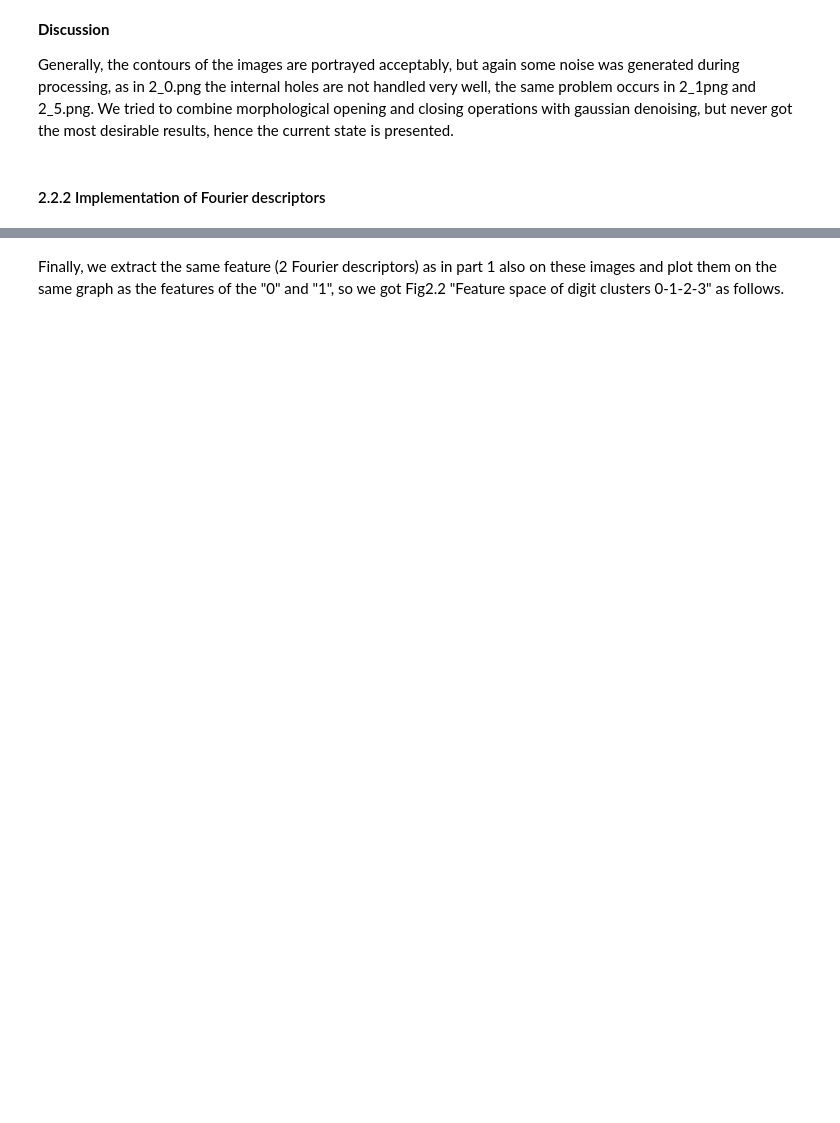
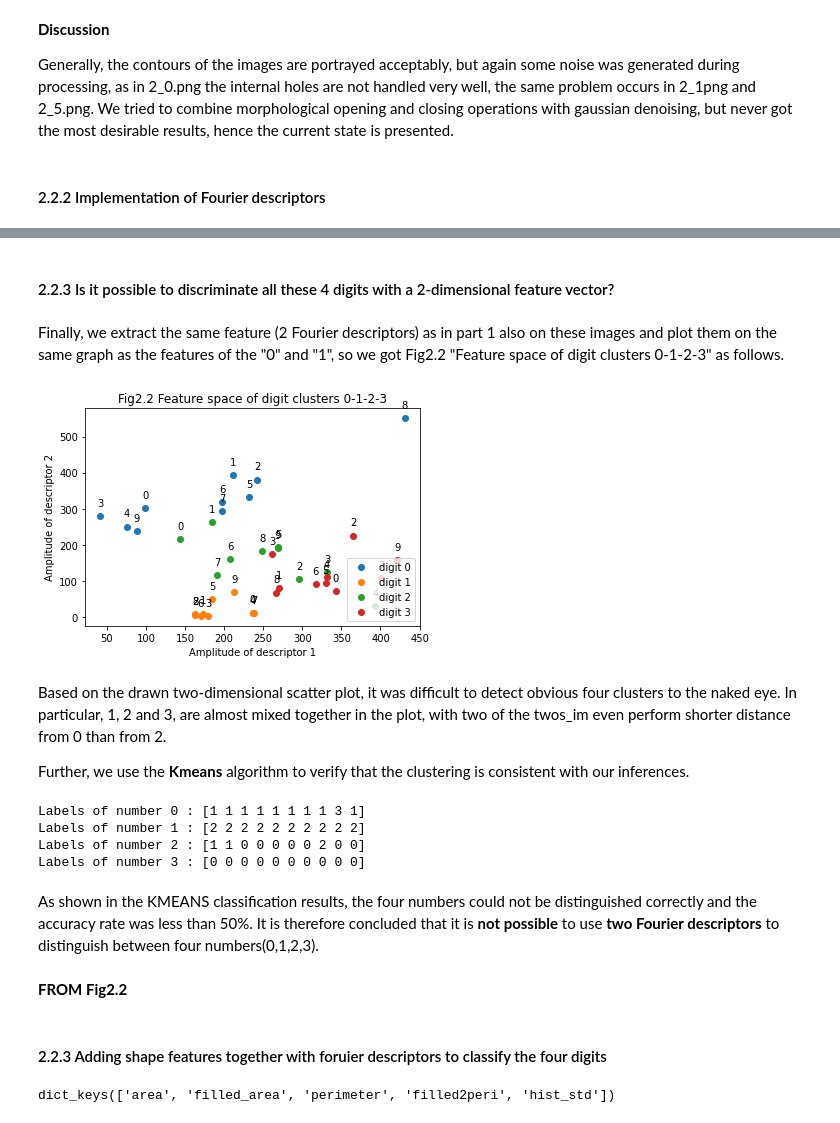
Before and after one commit to LTS5/iapr, a Jupyter notebook: labs/lab_02_object_description.ipynb, the cells around one changed output, grey strips where cells are left out. Saved outputs shown, nothing was run; the diff lists cells and outputs as text; code cells hidden in the pictures; blank space fills up the shorter version.

```diff
--- a/labs/lab_02_object_description.ipynb
+++ b/labs/lab_02_object_description.ipynb
@@ -1082,2 +1212,43 @@ plot_features(twos_features, threes_features, annote=True, title='Fig2.1 Feature
+# %% [markdown]
+#### 2.2.3 Is it possible to discriminate all these 4 digits with a 2-dimensional feature vector?
 # %% [markdown]
  Finally, we extract the same feature (2 Fourier descriptors) as in part 1 also on these images and plot them on the same graph as the features of the "0" and "1", so we got Fig2.2  "Feature space of digit clusters 0-1-2-3" as follows.
+# %%
+plot_features_p2(zeros_features, ones_features, annote=True, p1='p1',plt_ax=None)
+
+plot_features_p2(twos_features, threes_features, annote=True, title='Fig2.2 Feature space of digit clusters 0-1-2-3',plt_ax=None)
+# %% [output]
+[figure, added]
+# %% [markdown]
+Based on the drawn two-dimensional scatter plot, it was difficult to detect obvious four clusters to the naked eye. In particular, 1, 2 and 3, are almost mixed together in the plot, with two of the twos_im even perform shorter distance from 0 than from 2.
+
+Further, we use the **Kmeans** algorithm to verify that the clustering is consistent with our inferences.
+# %%
+# Kmeans
+ft1=np.vstack((zeros_features[:,:2],ones_features[:,:2]))
+ft2=np.vstack((twos_features[:,:2],threes_features[:,:2]))
+ft = np.vstack((ft1,ft2))
+features = ft
+kmeans = KMeans(n_clusters=4, random_state=0).fit(ft)
+for index, labels in enumerate(np.split(kmeans.labels_,4)):
+    print('Labels of number', index, ':', labels)
+# %% [output]
+Labels of number 0 : [1 1 1 1 1 1 1 1 3 1]
+Labels of number 1 : [2 2 2 2 2 2 2 2 2 2]
+Labels of number 2 : [1 1 0 0 0 0 0 2 0 0]
+Labels of number 3 : [0 0 0 0 0 0 0 0 0 0]
+# %% [markdown]
+As shown in the KMEANS classification results, the four numbers could not be distinguished correctly and the accuracy rate was less than 50%. It is therefore concluded that it is **not possible** to use **two Fourier descriptors** to distinguish between four numbers(0,1,2,3).
+# %% [markdown]
+**FROM Fig2.2**
+# %% [markdown]
+#### 2.2.3 Adding shape features together with foruier descriptors to classify the four digits
+# %%
+# Get the shape information of the four figures, including perimeter, area, and pixel angle distribution.
+feat0_ori = compute_feats(zeros_im)
+feat1_ori = compute_feats(ones_im)
+feat2_ori = compute_feats(twos_im)
+feat3_ori = compute_feats(threes_im)
+feat0_ori.keys()
+# %% [output]
+dict_keys(['area', 'filled_area', 'perimeter', 'filled2peri', 'hist_std'])
```
Also changed, not shown: parts of 34 cells of this notebook, 1 other file.
